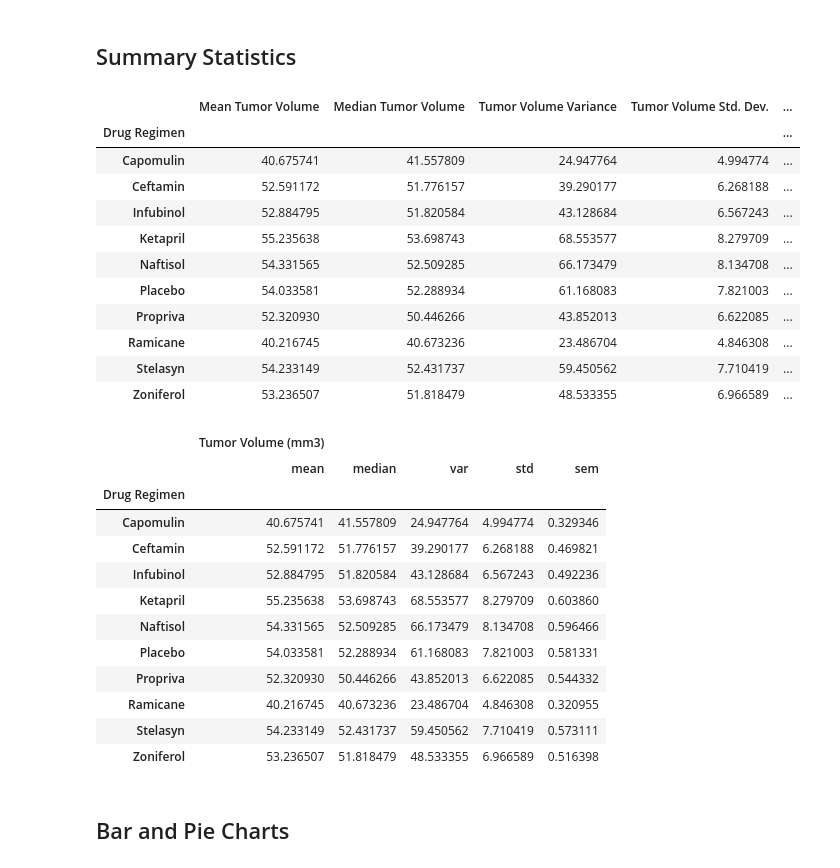
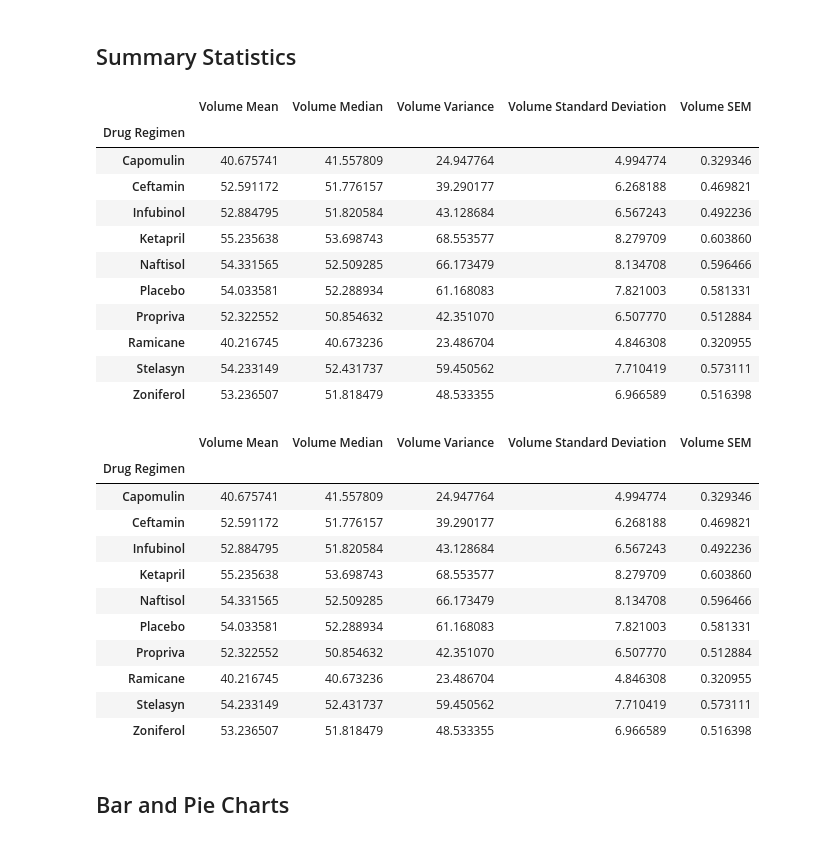
Before and after one commit to tiagorochaon/Pymaceutical-Analysis, a Jupyter notebook: Pymceutical/pymaceuticals_starter.ipynb, the cells around one changed output. Saved outputs shown, nothing was run; the diff lists cells and outputs as text; code cells hidden in the pictures.

```diff
--- a/Pymceutical/pymaceuticals_starter.ipynb
+++ b/Pymceutical/pymaceuticals_starter.ipynb
@@ -11,18 +17,18 @@ import matplotlib.pyplot as plt
 import pandas as pd
 import scipy.stats as st
 import numpy as np
-% matplotlib inline
+from scipy.stats import linregress
 
-# Study data files
-mouse_metadata_path = "data/Mouse_metadata.csv"
-study_results_path = "data/Study_results.csv"
+# Read the mouse data and the study results:
+mouse_metadata=pd.read_csv("data/Mouse_metadata.csv")
+#mouse_metadata
+study_results=pd.read_csv("data/Study_results.csv")
+#study_results
 
-# Read the mouse data and the study results
-mouse_metadata = pd.read_csv(mouse_metadata_path)
-study_results = pd.read_csv(study_results_path)
+# Combine the data into a single dataset:
+drug_regimen_results=pd.merge(mouse_metadata, study_results, how='outer', on="Mouse ID")
 
-# Combine the data into a single dataset
-pd.os.join
-
-# Display the data table for preview
+# Show the results on a data frame
+drugregimen_df=drug_regimen_results
+drugregimen_df.head()
 # %% [output]
@@ -75,30 +96,46 @@ array(['g989'], dtype=object)
 # %%
 # Generate a summary statistics table of mean, median, variance, standard deviation, and SEM of the tumor volume for each regimen
 
 # Use groupby and summary statistical methods to calculate the following properties of each drug regimen:
+grouped_by_drug_df=drugregimen_df.groupby(['Drug Regimen'])
+
 # mean, median, variance, standard deviation, and SEM of the tumor volume.
+volume_mean=grouped_by_drug_df['Tumor Volume (mm3)'].mean()
+volume_median=grouped_by_drug_df['Tumor Volume (mm3)'].median()
+volume_variance=grouped_by_drug_df['Tumor Volume (mm3)'].var()
+volume_std_deviation=grouped_by_drug_df['Tumor Volume (mm3)'].std()
+volume_sem=grouped_by_drug_df['Tumor Volume (mm3)'].sem()
+
 # Assemble the resulting series into a single summary DataFrame.
+ttl_volume_results=pd.DataFrame({
+    'Volume Mean': volume_mean,
+    'Volume Median':volume_median,
+    'Volume Variance': volume_variance,
+    'Volume Standard Deviation': volume_std_deviation,
+    'Volume SEM': volume_sem
+})
+
+ttl_volume_results
 # %% [output]
-|  | Mean Tumor Volume | Median Tumor Volume | Tumor Volume Variance | Tumor Volume Std. Dev. | ... |
-| Drug Regimen |  |  |  |  | ... |
-| Capomulin | 40.675741 | 41.557809 | 24.947764 | 4.994774 | ... |
-| Ceftamin | 52.591172 | 51.776157 | 39.290177 | 6.268188 | ... |
-| Infubinol | 52.884795 | 51.820584 | 43.128684 | 6.567243 | ... |
-| Ketapril | 55.235638 | 53.698743 | 68.553577 | 8.279709 | ... |
-| Naftisol | 54.331565 | 52.509285 | 66.173479 | 8.134708 | ... |
-| Placebo | 54.033581 | 52.288934 | 61.168083 | 7.821003 | ... |
-| Propriva | 52.320930 | 50.446266 | 43.852013 | 6.622085 | ... |
-| Ramicane | 40.216745 | 40.673236 | 23.486704 | 4.846308 | ... |
-| Stelasyn | 54.233149 | 52.431737 | 59.450562 | 7.710419 | ... |
-| Zoniferol | 53.236507 | 51.818479 | 48.533355 | 6.966589 | ... |
+|  | Volume Mean | Volume Median | Volume Variance | Volume Standard Deviation | Volume SEM |
+| Drug Regimen |  |  |  |  |  |
+| Capomulin | 40.675741 | 41.557809 | 24.947764 | 4.994774 | 0.329346 |
+| Ceftamin | 52.591172 | 51.776157 | 39.290177 | 6.268188 | 0.469821 |
+| Infubinol | 52.884795 | 51.820584 | 43.128684 | 6.567243 | 0.492236 |
+| Ketapril | 55.235638 | 53.698743 | 68.553577 | 8.279709 | 0.603860 |
+| Naftisol | 54.331565 | 52.509285 | 66.173479 | 8.134708 | 0.596466 |
+| Placebo | 54.033581 | 52.288934 | 61.168083 | 7.821003 | 0.581331 |
+| Propriva | 52.322552 | 50.854632 | 42.351070 | 6.507770 | 0.512884 |
+| Ramicane | 40.216745 | 40.673236 | 23.486704 | 4.846308 | 0.320955 |
+| Stelasyn | 54.233149 | 52.431737 | 59.450562 | 7.710419 | 0.573111 |
+| Zoniferol | 53.236507 | 51.818479 | 48.533355 | 6.966589 | 0.516398 |
 # %%
-# Generate a summary statistics table of mean, median, variance, standard deviation,
-# and SEM of the tumor volume for each regimen
+# Using the aggregation method, produce the same summary statistics in a single line.
 
-# Using the aggregation method, produce the same summary statistics in a single line.
+agg_summary = ttl_volume_results.groupby("Drug Regimen").agg(["mean","median","var","std","sem"])
+ttl_volume_results
 # %% [output]
-|  | Tumor Volume (mm3) |  |  |  |  |
-|  | mean | median | var | std | sem |
+|  | Volume Mean | Volume Median | Volume Variance | Volume Standard Deviation | Volume SEM |
 | Drug Regimen |  |  |  |  |  |
 | Capomulin | 40.675741 | 41.557809 | 24.947764 | 4.994774 | 0.329346 |
 | Ceftamin | 52.591172 | 51.776157 | 39.290177 | 6.268188 | 0.469821 |
@@ -106,7 +143,7 @@ array(['g989'], dtype=object)
 | Ketapril | 55.235638 | 53.698743 | 68.553577 | 8.279709 | 0.603860 |
 | Naftisol | 54.331565 | 52.509285 | 66.173479 | 8.134708 | 0.596466 |
 | Placebo | 54.033581 | 52.288934 | 61.168083 | 7.821003 | 0.581331 |
-| Propriva | 52.320930 | 50.446266 | 43.852013 | 6.622085 | 0.544332 |
+| Propriva | 52.322552 | 50.854632 | 42.351070 | 6.507770 | 0.512884 |
 | Ramicane | 40.216745 | 40.673236 | 23.486704 | 4.846308 | 0.320955 |
 | Stelasyn | 54.233149 | 52.431737 | 59.450562 | 7.710419 | 0.573111 |
 | Zoniferol | 53.236507 | 51.818479 | 48.533355 | 6.966589 | 0.516398 |
```
Also changed, not shown: parts of 22 cells of this notebook, 1 other file.
